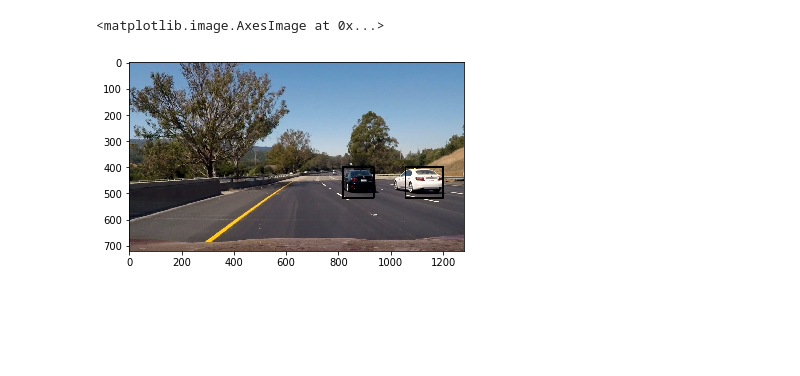
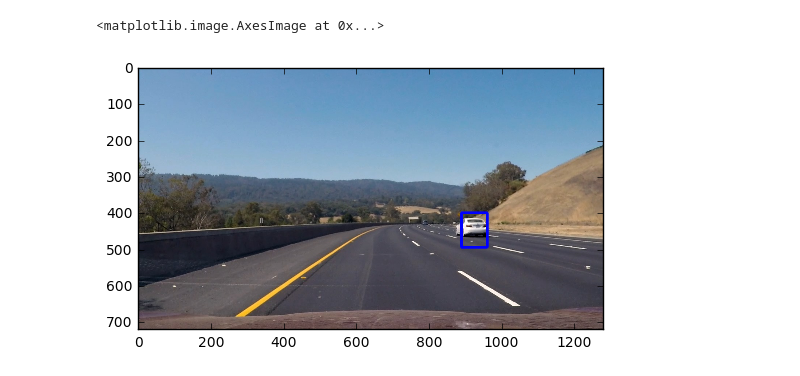
Before and after one commit to hepip/CarND-Vehicle-Detection, a Jupyter notebook: VDStepsAndPipeline.ipynb, the cells around one changed output. Saved outputs shown, nothing was run; the diff lists cells and outputs as text; code cells hidden in the pictures; blank space fills up the shorter version.

```diff
--- a/VDStepsAndPipeline.ipynb
+++ b/VDStepsAndPipeline.ipynb
@@ -16,8 +16,8 @@ from scipy.ndimage.measurements import label
 %matplotlib inline
 # %%
 ##Load the data
-vehicle_files_dir = './data/vehicles/'
-non_vehicle_files_dir = './data/non-vehicles/'
+vehicle_files_dir = './vehicles/'
+non_vehicle_files_dir = './non-vehicles/'
 vehicle_files = extract_files(vehicle_files_dir)
 non_vehicle_files = extract_files(non_vehicle_files_dir)
 
@@ -101,7 +101,7 @@ hog_channel = "ALL" # Can be 0, 1, 2, or "ALL"
 spatial_size = (32, 32) # Spatial binning dimensions
 hist_bins = 32    # Number of histogram bins
 spatial_feat = True # Spatial features on or off
-hist_feat = False # Histogram features on or off
+hist_feat = True # Histogram features on or off
 hog_feat = True # HOG features on or off
 
 car_features = extract_features(cars, color_space=color_space,
@@ -227,26 +206,16 @@ fig.tight_layout()
 # %%
 def car_detector(image):
     draw_image = np.copy(image)
-
-    # Uncomment the following line if you extracted training
-    # data from .png images (scaled 0 to 1 by mpimg) and the
-    # image you are searching is a .jpg (scaled 0 to 255)
     image = image.astype(np.float32)/255
-
     y_start_stop = [400, 600] # Min and max in y to search in slide_window()
-
-    #image = mpimg.imread('bbox-example-image.jpg')
     windows = slide_window(image, x_start_stop=[None, None], y_start_stop=y_start_stop,
                         xy_window=(96, 96), xy_overlap=(0.75, 0.75))
-
     #1) Create an empty list to receive positive detection windows
     on_windows = []
     #2) Iterate over all windows in the list
     for window in windows:
         #3) Extract the test window from original image
         test_img = cv2.resize(image[window[0][1]:window[1][1], window[0][0]:window[1][0]], (64, 64))
-        #plt.figure()
-        #plt.imshow(test_img)
             #4) Extract features for that window using single_img_features()
         features = single_img_features(test_img, color_space=color_space,
                                 spatial_size=spatial_size, hist_bins=hist_bins,
@@ -255,42 +224,31 @@ def car_detector(image):
                                 hog_channel=hog_channel, spatial_feat=spatial_feat,
                                 hist_feat=hist_feat, hog_feat=hog_feat)
             #5) Scale extracted features to be fed to classifier
-
         test_features = X_scaler.transform(np.array(features).reshape(1, -1))
             #6) Predict using your classifier
         prediction = svc.predict(test_features)
-        #print(prediction)
             #7) If positive (prediction == 1) then save the window
         if prediction == 1 :
 #            if svc.decision_function(test_features) > 2000:
                 on_windows.append(window)
-                #plt.title(svc.decision_function(test_features))
-
-    #window_img = draw_boxes(draw_image, hot_windows, color=(0, 0, 255), thick=6)
-
     heat = np.zeros_like(image[:,:,0]).astype(np.float)
-
     # Add heat to each box in box list
     heat = add_heat(heat,on_windows)
-    #print(heat)
     # Apply threshold to help remove false positives
     heat = apply_threshold(heat,1)
-    #print(np.unique(heat))
     # Visualize the heatmap when displaying
     heatmap = np.clip(heat, 0, 255)
-
     # Find final boxes from heatmap using label function
     labels = label(heatmap)
-    draw_img = draw_labeled_bboxes(np.copy(image), labels)
+    draw_img = draw_labeled_bboxes(np.copy(draw_image), labels)
     return draw_img
 # %%
-image = mpimg.imread('test_images/test6.jpg')
-                     # bbox-example-image.jpg')
+image = mpimg.imread('test_images/test3.jpg')
 detected = car_detector(image)
 plt.imshow(detected)
 # %% [output]
 <matplotlib.image.AxesImage at 0x...>
-[figure, old version]
+[figure, new version]
 # %%
 # Import everything needed to edit/save/watch video clips
 from moviepy.editor import VideoFileClip
```
Also changed, not shown: parts of 7 cells of this notebook, 3 other files.
